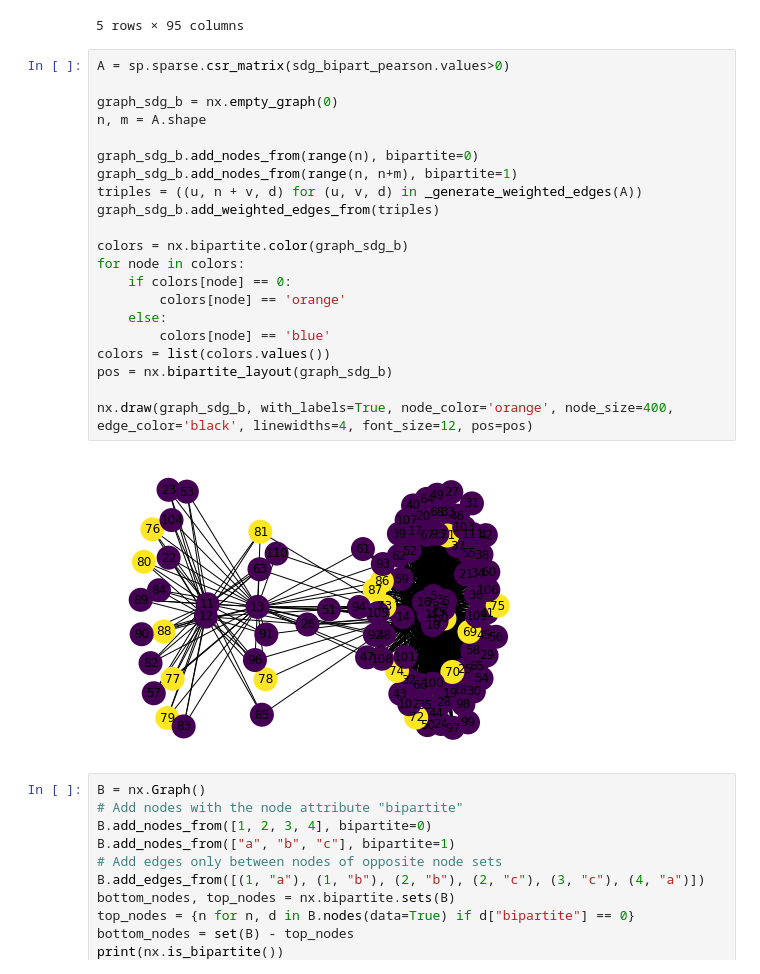
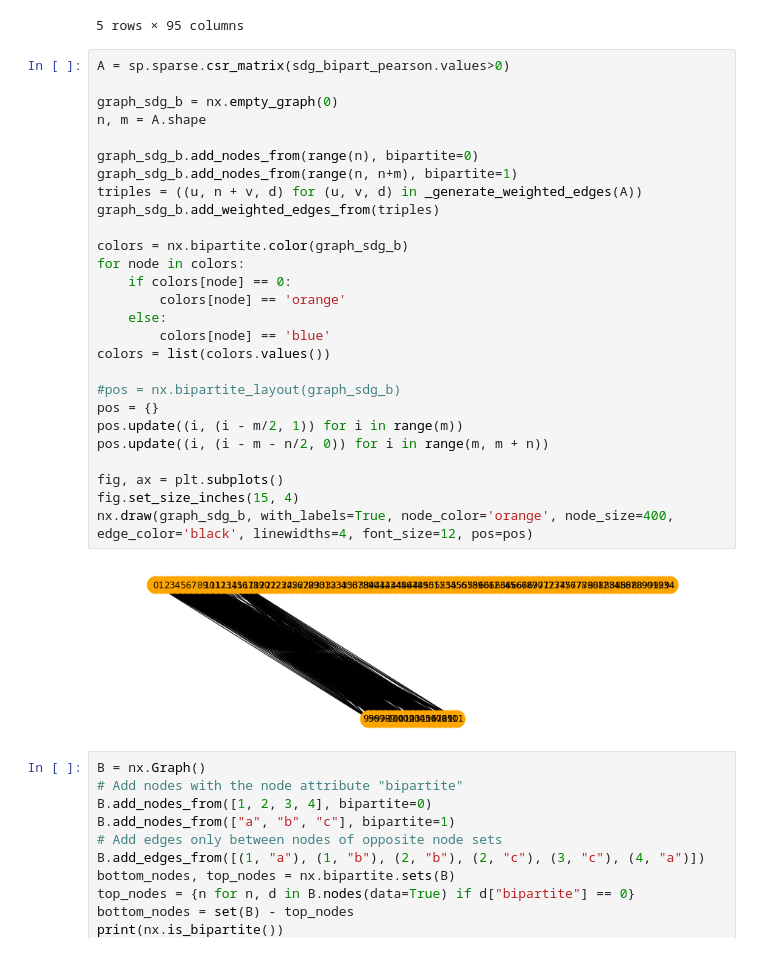
Before and after one commit to ericssimpson/sustainable-development-modeling, a Jupyter notebook: sdg_analysis.ipynb, the cells around one changed output. Drawn from its saved outputs; the diff is of its cells as text.

```diff
--- a/sdg_analysis.ipynb
+++ b/sdg_analysis.ipynb
@@ -101,26 +101,32 @@ sdg_bipart_pearson.head()
 # %%
 A = sp.sparse.csr_matrix(sdg_bipart_pearson.values>0)
 
 graph_sdg_b = nx.empty_graph(0)
 n, m = A.shape
 
 graph_sdg_b.add_nodes_from(range(n), bipartite=0)
 graph_sdg_b.add_nodes_from(range(n, n+m), bipartite=1)
 triples = ((u, n + v, d) for (u, v, d) in _generate_weighted_edges(A))
 graph_sdg_b.add_weighted_edges_from(triples)
 
 colors = nx.bipartite.color(graph_sdg_b)
 for node in colors:
     if colors[node] == 0:
         colors[node] == 'orange'
     else:
         colors[node] == 'blue'
 colors = list(colors.values())
-pos = nx.bipartite_layout(graph_sdg_b)
 
+#pos = nx.bipartite_layout(graph_sdg_b)
+pos = {}
+pos.update((i, (i - m/2, 1)) for i in range(m))
+pos.update((i, (i - m - n/2, 0)) for i in range(m, m + n))
+
+fig, ax = plt.subplots()
+fig.set_size_inches(15, 4)
 nx.draw(graph_sdg_b, with_labels=True, node_color='orange', node_size=400, edge_color='black', linewidths=4, font_size=12, pos=pos)
 # %% [output]
-[figure, old version]
+[figure, new version]
 # %%
 B = nx.Graph()
 # Add nodes with the node attribute "bipartite"
```
